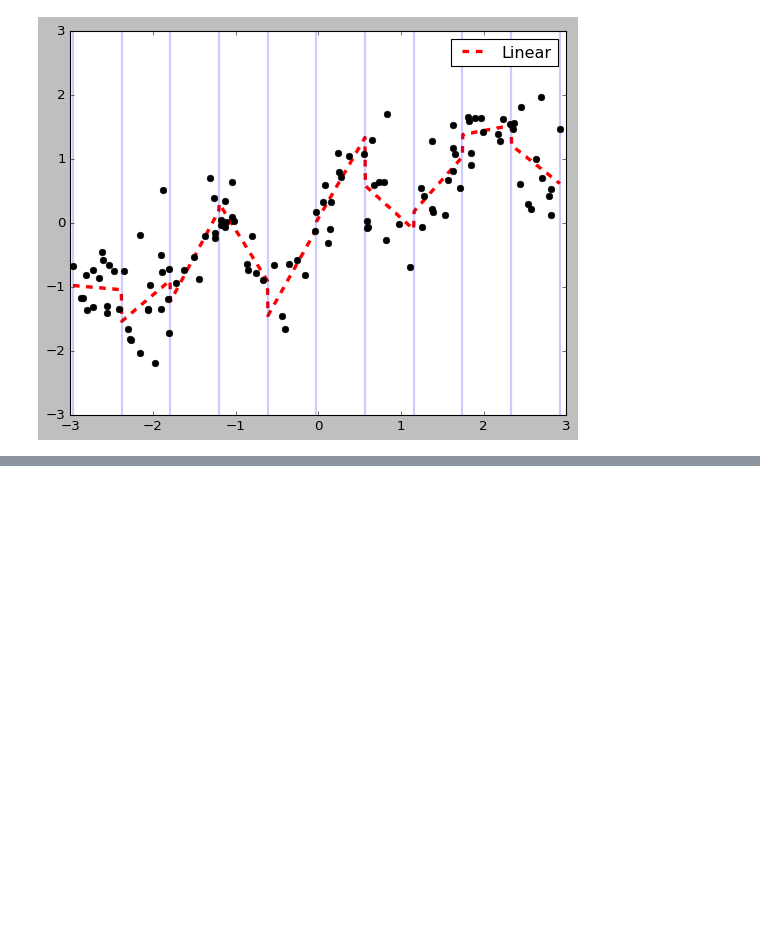
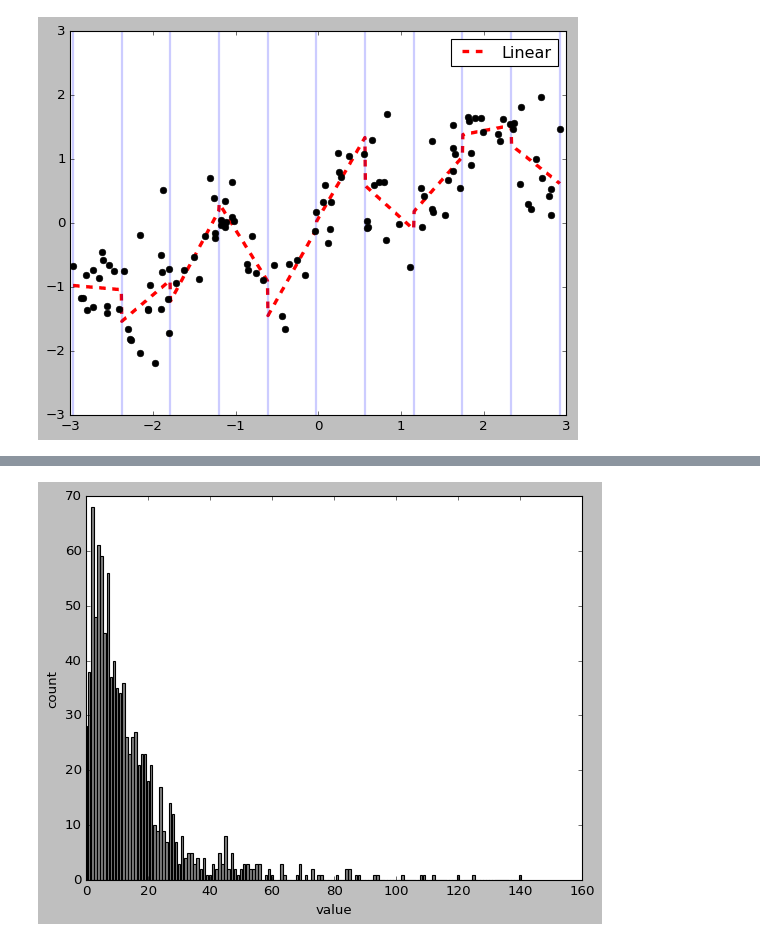
Before and after one commit to Hosung-Ahn/IntroducingML, a Jupyter notebook: Chapter4-feature engineering/범주형 변수.ipynb, the cells around one changed output, grey strips where cells are left out. Saved outputs shown, nothing was run; the diff lists cells and outputs as text; code cells hidden in the pictures; blank space fills up the shorter version.

```diff
--- a/Chapter4-feature engineering/범주형 변수.ipynb
+++ b/Chapter4-feature engineering/범주형 변수.ipynb
@@ -231,0 +320,18 @@ array([[ 1,  2,  3],
+# %%
+rnd = np.random.RandomState(0)
+# 정규분포를 따르는 1000x3 행렬
+X_org = rnd.normal(size=(1000,3))
+w = rnd.normal(size=3)
+
+X = rnd.poisson(10 * np.exp(X_org))
+y = np.dot(X_org, w)
+# %%
+bins = np.bincount(X[:,0])
+
+plt.bar(range(len(bins)), bins, color='grey')
+plt.xlim(0,160)
+plt.xlabel("value")
+plt.ylabel("count")
+plt.show()
+# %% [output]
+[figure, added]
```
Also changed, not shown: parts of 11 cells of this notebook.
